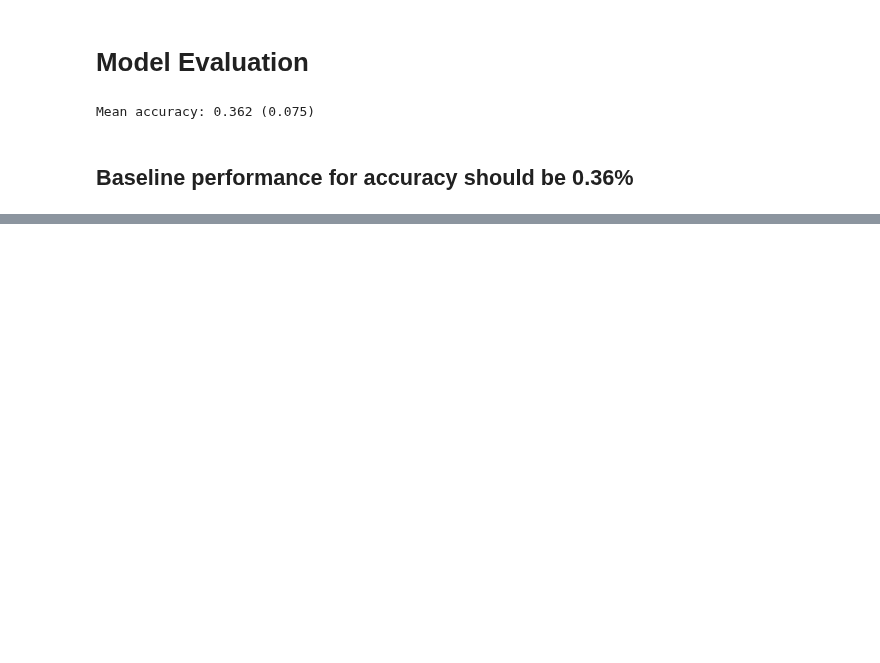
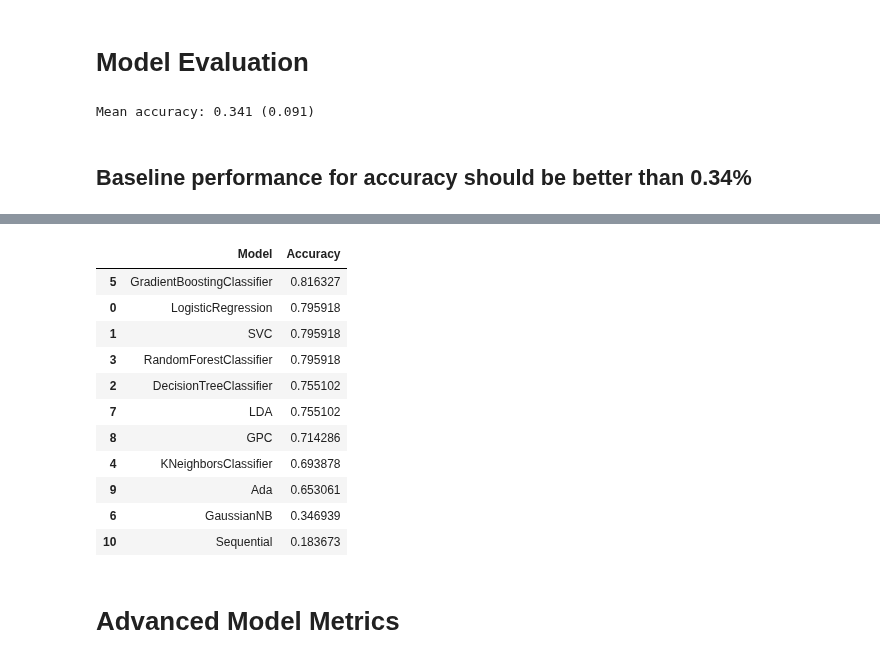
Before and after one commit to MaukanMir/Orange-Quality-Analysis-Classifier, a Jupyter notebook: training.ipynb, the cells around one changed output, grey strips where cells are left out. Drawn from its saved outputs; the diff is of its cells as text; code cells hidden in the pictures; blank space fills up the shorter version.

Commit message:
Added new models

```diff
--- a/training.ipynb
+++ b/training.ipynb
@@ -33,6 +33,9 @@ from sklearn.gaussian_process import GaussianProcessClassifier
 # %% [markdown]
 # Functions
 # %%
+from sklearn.ensemble import AdaBoostClassifier
+
+
 def run_all_models(X_train_scaled, X_test_scaled, y_train_encoded, y_test_encoded):
     models = {
         "LogisticRegression": LogisticRegression(),
@@ -43,7 +46,8 @@ def run_all_models(X_train_scaled, X_test_scaled, y_train_encoded, y_test_encode
         "GradientBoostingClassifier": GradientBoostingClassifier(random_state=42),
         "GaussianNB": GaussianNB(),
         "LDA":LinearDiscriminantAnalysis(),
-        "GPC":GaussianProcessClassifier()
+        "GPC":GaussianProcessClassifier(),
+        "Ada": AdaBoostClassifier()
     }
 
     # Create an empty DataFrame to store model performance
@@ -63,7 +67,7 @@ def run_all_models(X_train_scaled, X_test_scaled, y_train_encoded, y_test_encode
     sequential_model.add(Dense(64, input_dim=X_train_scaled.shape[1], activation='relu'))
     sequential_model.add(Dense(32, activation='relu'))
     sequential_model.add(Dense(1, activation='sigmoid'))
-    sequential_model.compile(loss='binary_crossentropy', optimizer='adam', metrics=['accuracy'])
+    sequential_model.compile(loss='categorical_crossentropy', optimizer='adam', metrics=['accuracy'])
     sequential_model.fit(X_train_scaled, y_train_encoded, epochs=50, batch_size=10, verbose=0)
     loss, accuracy = sequential_model.evaluate(X_test_scaled, y_test_encoded)
     model_performance.append({
@@ -346,6 +350,21 @@ Quality (1-5)
 Name: count, dtype: int64
 # %% [markdown]
 # Model Evaluation
+# %%
+from sklearn.preprocessing import OneHotEncoder
+
+
+encoder = OneHotEncoder(sparse=False)
+
+encoded_data = encoder.fit_transform(df[cat_cols.columns])
+
+encoded_df = pd.DataFrame(encoded_data, columns=encoder.get_feature_names_out(cat_cols.columns))
+
+df.reset_index(drop=True, inplace=True)
+
+df = pd.concat([encoded_df, df], axis=1)
+
+df.drop(cat_cols.columns, inplace=True, axis=1)
 # %%
 from sklearn.compose import ColumnTransformer
 from sklearn.metrics import fbeta_score
@@ -363,13 +382,19 @@ def evaluate_model(X, y, model):
 last_ix = len(df.columns) - 1
 X, y = df.drop(df.columns[last_ix], axis=1), df[df.columns[last_ix]]
 model = DummyClassifier(strategy='uniform')
-ct = ColumnTransformer([('c',OneHotEncoder(),cat_cols), ('n',MinMaxScaler(),int_values)]) # wrap the model in a pipeline
-pipeline = Pipeline(steps=[('t',ct),('m',model)])
+pipeline = Pipeline(steps=[('s',StandardScaler()),('m',model)])
 # evaluate the model
 scores = evaluate_model(X, y, model)
 # summarize performance
 print('Mean accuracy: %.3f (%.3f)' % (np.mean(scores), np.std(scores)))
 # %% [output]
-Mean accuracy: 0.362 (0.075)
+Mean accuracy: 0.341 (0.091)
 # %% [markdown]
-## Baseline performance for accuracy should be 0.36%
+## Baseline performance for accuracy should be better than 0.34%
+# %%
+X_train, X_test, y_train, y_test = train_test_split(X,y, test_size=0.2, random_state=42)
+scaler = StandardScaler()
+X_train_scaled, X_test_scaled = scaler.fit_transform(X_train), scaler.transform(X_test)
+models = run_all_models(X_train_scaled, X_test_scaled, y_train, y_test)
+models.sort_values(by="Accuracy", ascending=False)
+# %% [output]
@@ -375,0 +402,14 @@ Mean accuracy: 0.362 (0.075)
+|  | Model | Accuracy |
+| 5 | GradientBoostingClassifier | 0.816327 |
+| 0 | LogisticRegression | 0.795918 |
+| 1 | SVC | 0.795918 |
+| 3 | RandomForestClassifier | 0.795918 |
+| 2 | DecisionTreeClassifier | 0.755102 |
+| 7 | LDA | 0.755102 |
+| 8 | GPC | 0.714286 |
+| 4 | KNeighborsClassifier | 0.693878 |
+| 9 | Ada | 0.653061 |
+| 6 | GaussianNB | 0.346939 |
+| 10 | Sequential | 0.183673 |
+# %% [markdown]
+# Advanced Model Metrics
```
Also changed, not shown: parts of 2 cells of this notebook.
